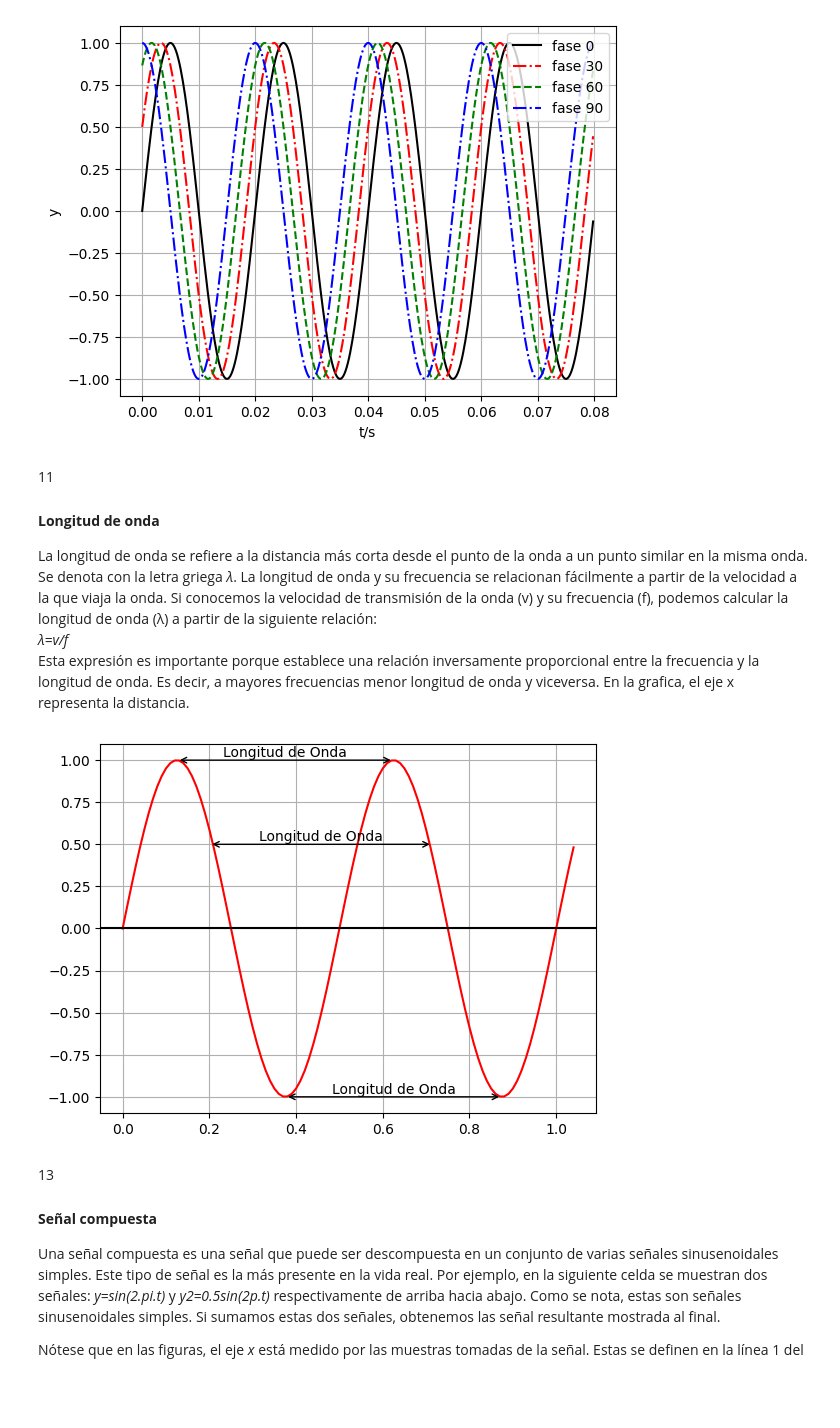
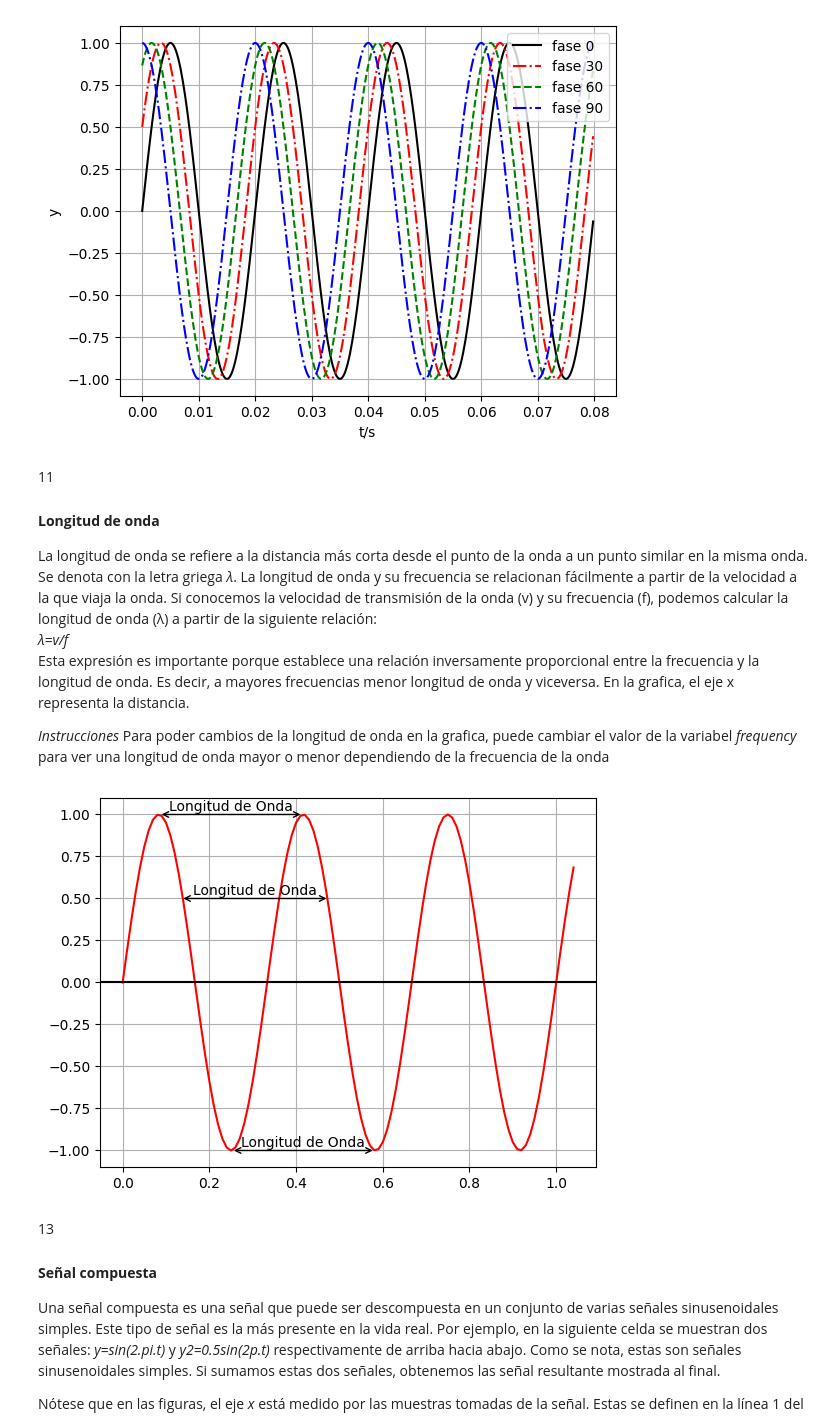
Before and after one commit to RodrigoGarciaNunez/Ondas, a Jupyter notebook: signal/Propeidades de las redes senoidales.ipynb, the cells around one changed output. Drawn from its saved outputs; the diff is of its cells as text; code cells hidden in the pictures; blank space fills up the shorter version.

Commit message:
Se agregan instrucciónes para el grafico de longitud de onda

```diff
--- a/signal/Propeidades de las redes senoidales.ipynb
+++ b/signal/Propeidades de las redes senoidales.ipynb
@@ -226,32 +226,35 @@ Si conocemos la velocidad de transmisión de la onda (v) y su frecuencia (f), po
 *λ=v/f*<br>
 Esta expresión es importante porque establece una relación inversamente proporcional entre la frecuencia y la longitud de onda. Es decir, a mayores frecuencias menor longitud de onda y viceversa.
 En la grafica, el eje x representa la distancia.
+
+*Instrucciones*
+Para poder cambios de la longitud de onda en la grafica, puede cambiar el valor de la variabel *frequency* para ver una longitud de onda mayor o menor dependiendo de la frecuencia de la onda
 # %%
 #12
 frequency=2
 x = [i*step+x_min for i in range(0, int((1.05-x_min)//step))]
-y = [sine_wave(1, 2, 0, time) for time in x]
+y = [sine_wave(1, frequency, 0, time) for time in x]
 plt.plot(x,y,'r')
 plt.axhline(y=0, color='k')
 plt.grid()
 plt.text((((pi/2)/((2*pi)*frequency))+((5*pi/2)/((2*pi)*frequency)))/2,1.02,"Longitud de Onda",horizontalalignment='center')
 plt.annotate("",xy=(((pi/2)/((2*pi)*frequency)), 1), xycoords='data',
             xytext=(((5*pi/2)/((2*pi)*frequency)), 1), textcoords='data',
             arrowprops=dict(arrowstyle="<->", connectionstyle="arc3"),
             )
 plt.text((((3*pi/2)/((2*pi)*frequency))+((7*pi/2)/((2*pi)*frequency)))/2,-.98,"Longitud de Onda",horizontalalignment='center')
 plt.annotate("",xy=(((3*pi/2)/((2*pi)*frequency)), -1), xycoords='data',
             xytext=(((7*pi/2)/((2*pi)*frequency)), -1), textcoords='data',
             arrowprops=dict(arrowstyle="<->", connectionstyle="arc3"),
             )
 plt.text((((1.60*pi/2)/((2*pi)*frequency))+((5.72*pi/2)/((2*pi)*frequency)))/2,.52,"Longitud de Onda",horizontalalignment='center')
 plt.annotate("",xy=(((1.60*pi/2)/((2*pi)*frequency)), .50), xycoords='data',
             xytext=(((5.72*pi/2)/((2*pi)*frequency)), .50), textcoords='data',
             arrowprops=dict(arrowstyle="<->", connectionstyle="arc3"),
             )
 plt.show()
 # %% [output]
-[figure, old version]
+[figure, new version]
 # %% [markdown]
 13
 #### **Señal compuesta**
```
